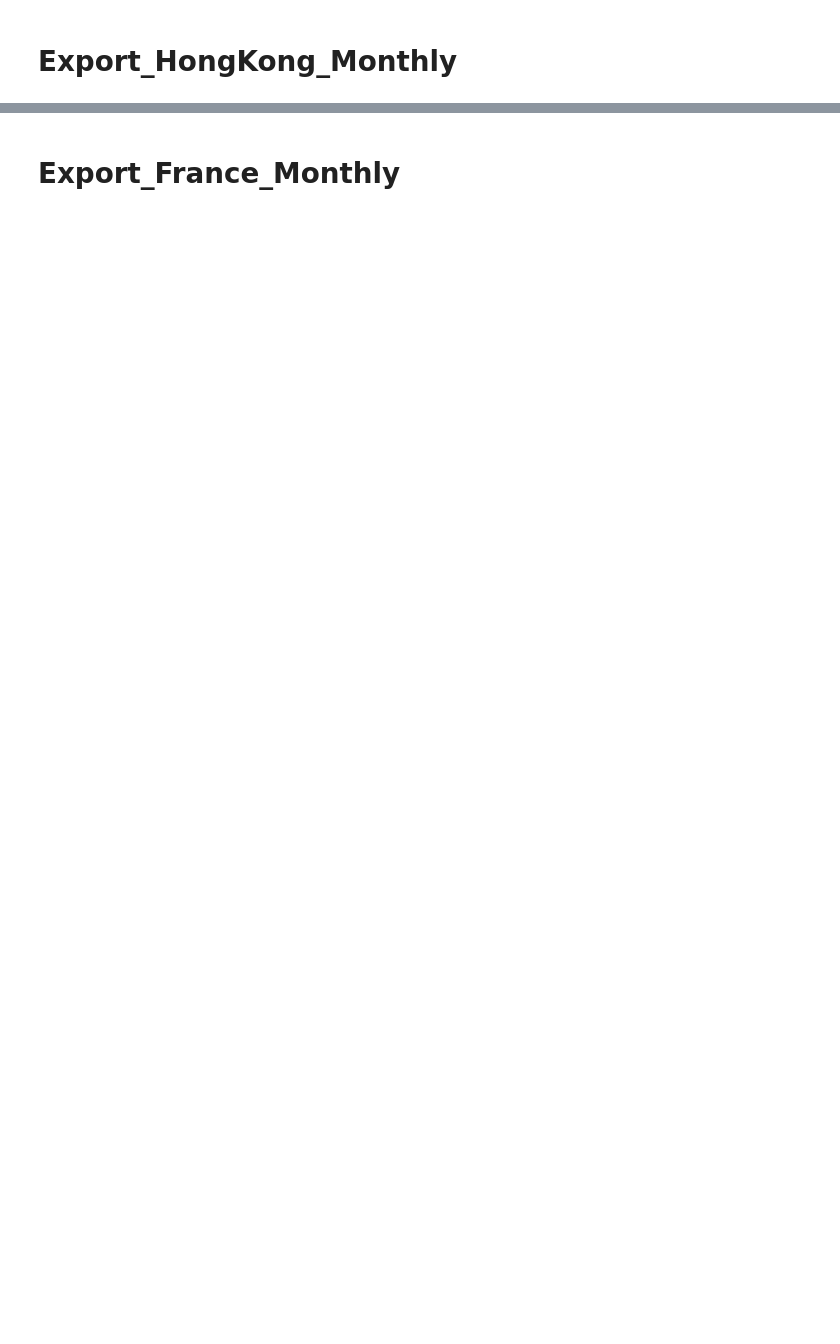
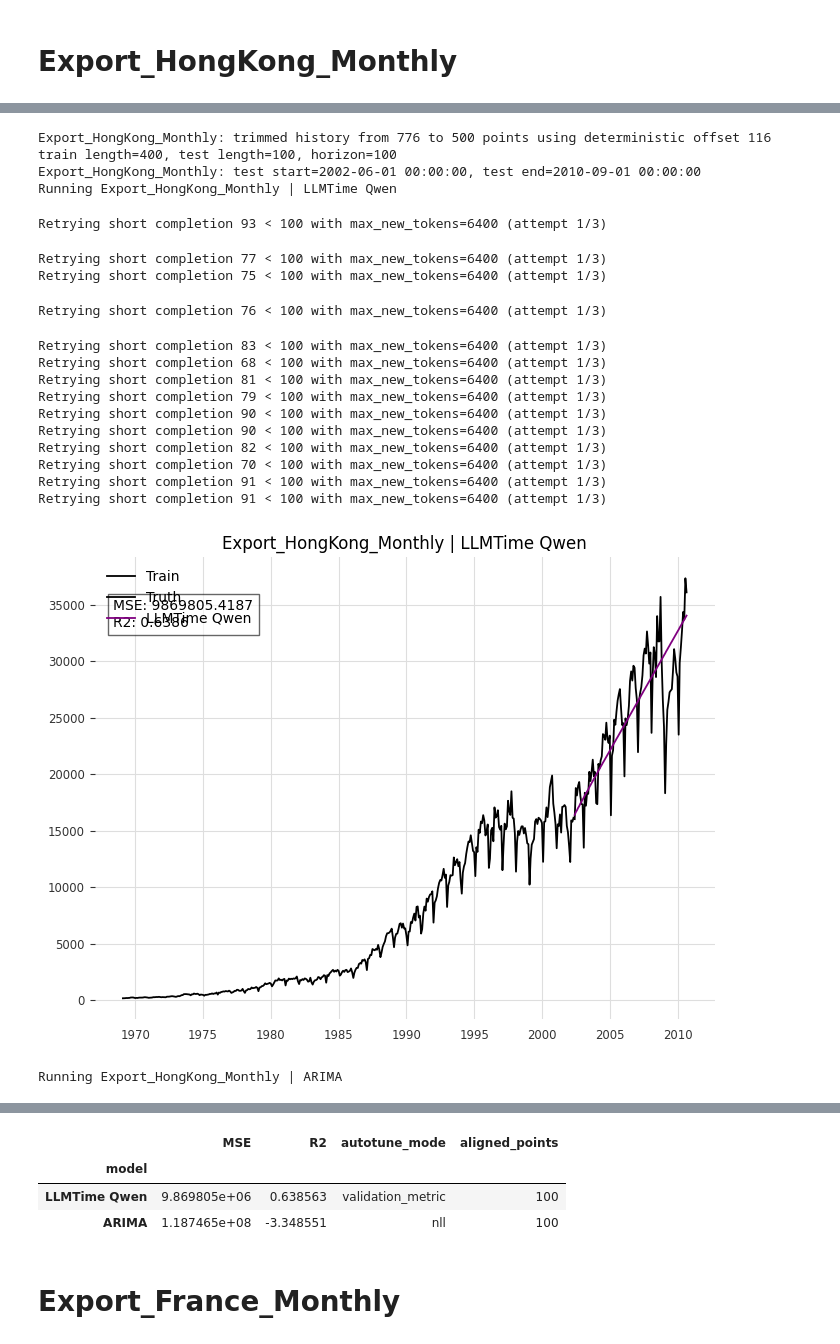
Before and after one commit to 652836/llmtime_VS_arima, a Jupyter notebook: economy.ipynb, the cells around one changed output, grey strips where cells are left out. Cells and saved outputs as stored; diff of their text form; code cells hidden in the pictures; blank space fills up the shorter version.

```diff
--- a/economy.ipynb
+++ b/economy.ipynb
@@ -158,0 +310,25 @@ Export_HongKong_Monthly_ARIMA_mse: 41020097.89950325
+# %%
+ds_name = 'Export_HongKong_Monthly'
+economy_results[ds_name] = run_economy_section(ds_name)
+display(economy_results[ds_name]['metrics'])
+# %% [output]
+Export_HongKong_Monthly: trimmed history from 776 to 500 points using deterministic offset 116
+train length=400, test length=100, horizon=100
+Export_HongKong_Monthly: test start=2002-06-01 00:00:00, test end=2010-09-01 00:00:00
+Running Export_HongKong_Monthly | LLMTime Qwen
+Retrying short completion 93 < 100 with max_new_tokens=6400 (attempt 1/3)
+Retrying short completion 77 < 100 with max_new_tokens=6400 (attempt 1/3)
+Retrying short completion 75 < 100 with max_new_tokens=6400 (attempt 1/3)
+Retrying short completion 76 < 100 with max_new_tokens=6400 (attempt 1/3)
+Retrying short completion 83 < 100 with max_new_tokens=6400 (attempt 1/3)
+Retrying short completion 68 < 100 with max_new_tokens=6400 (attempt 1/3)
+Retrying short completion 81 < 100 with max_new_tokens=6400 (attempt 1/3)
+Retrying short completion 79 < 100 with max_new_tokens=6400 (attempt 1/3)
+Retrying short completion 90 < 100 with max_new_tokens=6400 (attempt 1/3)
+Retrying short completion 90 < 100 with max_new_tokens=6400 (attempt 1/3)
+Retrying short completion 82 < 100 with max_new_tokens=6400 (attempt 1/3)
+Retrying short completion 70 < 100 with max_new_tokens=6400 (attempt 1/3)
+Retrying short completion 91 < 100 with max_new_tokens=6400 (attempt 1/3)
+Retrying short completion 91 < 100 with max_new_tokens=6400 (attempt 1/3)
+[figure, added]
+Running Export_HongKong_Monthly | ARIMA
@@ -159,2 +336,6 @@ Export_HongKong_Monthly_ARIMA_mse: 41020097.89950325
+|  | MSE | R2 | autotune_mode | aligned_points |
+| model |  |  |  |  |
+| LLMTime Qwen | 9.869805e+06 | 0.638563 | validation_metric | 100 |
+| ARIMA | 1.187465e+08 | -3.348551 | nll | 100 |
 # %% [markdown]
 # Export_France_Monthly
```
Also changed, not shown: parts of 25 cells of this notebook, 30 other files.
